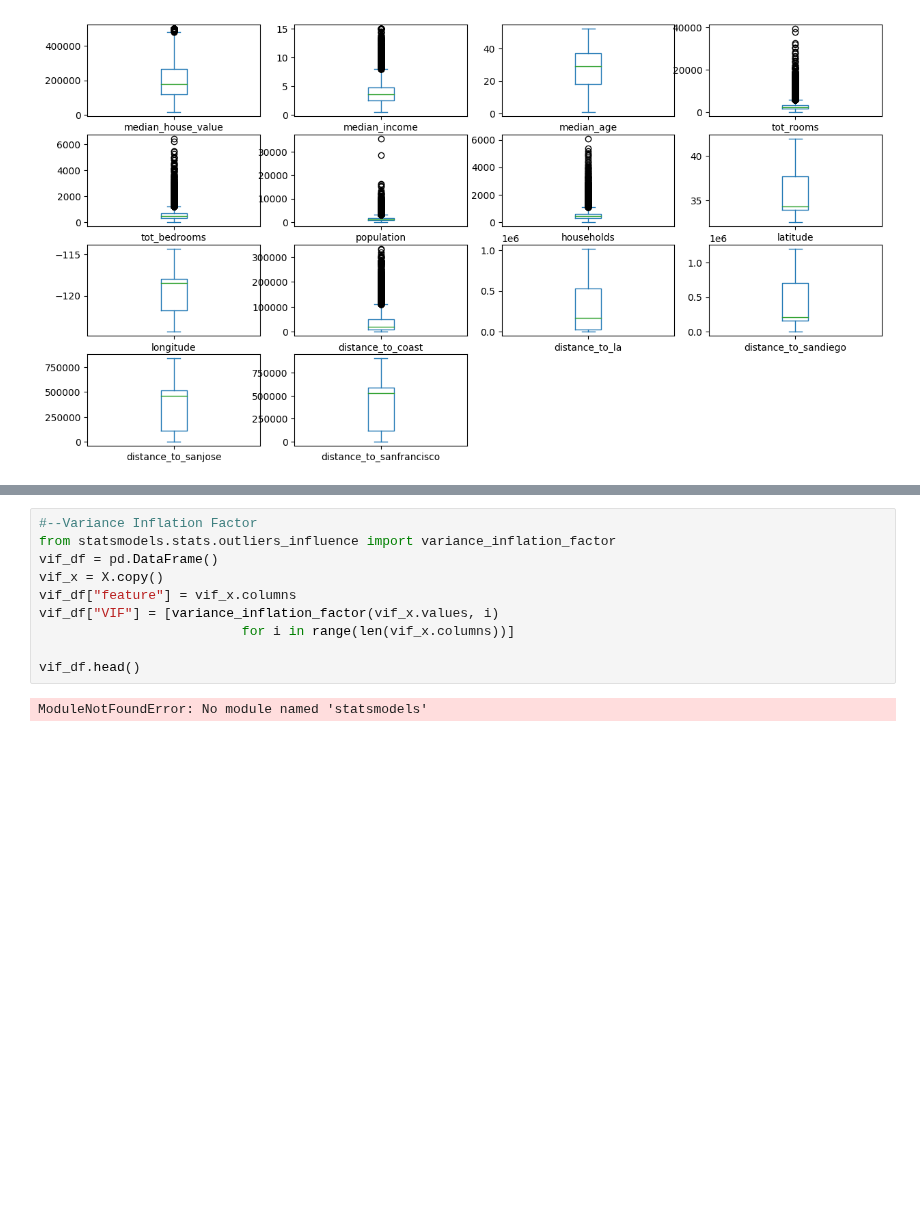
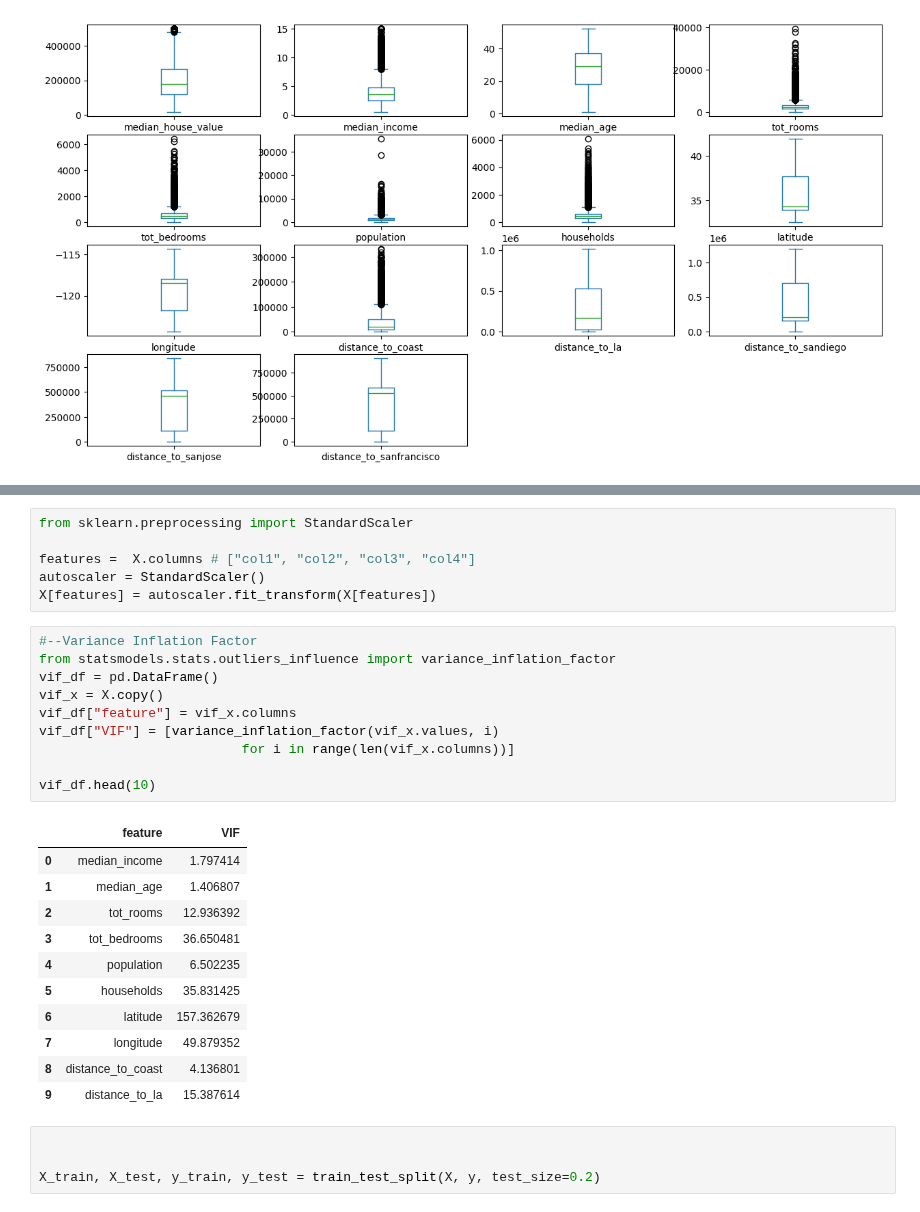
Before and after one commit to luiscberrocal/hacktoberfest-2023, a Jupyter notebook: house_pricing/House Price Prediction.ipynb, the cells around one changed output, grey strips where cells are left out. Cells and saved outputs as stored; diff of their text form; blank space fills up the shorter version.

```diff
--- a/house_pricing/House Price Prediction.ipynb
+++ b/house_pricing/House Price Prediction.ipynb
@@ -143,12 +174,32 @@ plt.show()
+# %%
+from sklearn.preprocessing import StandardScaler
+
+features =  X.columns # ["col1", "col2", "col3", "col4"]
+autoscaler = StandardScaler()
+X[features] = autoscaler.fit_transform(X[features])
 # %%
 #--Variance Inflation Factor
 from statsmodels.stats.outliers_influence import variance_inflation_factor
 vif_df = pd.DataFrame()
 vif_x = X.copy()
 vif_df["feature"] = vif_x.columns
 vif_df["VIF"] = [variance_inflation_factor(vif_x.values, i)
                           for i in range(len(vif_x.columns))]
 
-vif_df.head()
+vif_df.head(10)
 # %% [output]
-ModuleNotFoundError: No module named 'statsmodels'
+|  | feature | VIF |
+| 0 | median_income | 1.797414 |
+| 1 | median_age | 1.406807 |
+| 2 | tot_rooms | 12.936392 |
+| 3 | tot_bedrooms | 36.650481 |
+| 4 | population | 6.502235 |
+| 5 | households | 35.831425 |
+| 6 | latitude | 157.362679 |
+| 7 | longitude | 49.879352 |
+| 8 | distance_to_coast | 4.136801 |
+| 9 | distance_to_la | 15.387614 |
+# %%
+
+
+X_train, X_test, y_train, y_test = train_test_split(X, y, test_size=0.2)
```
Also changed, not shown: parts of 5 cells of this notebook, 2 other files.
